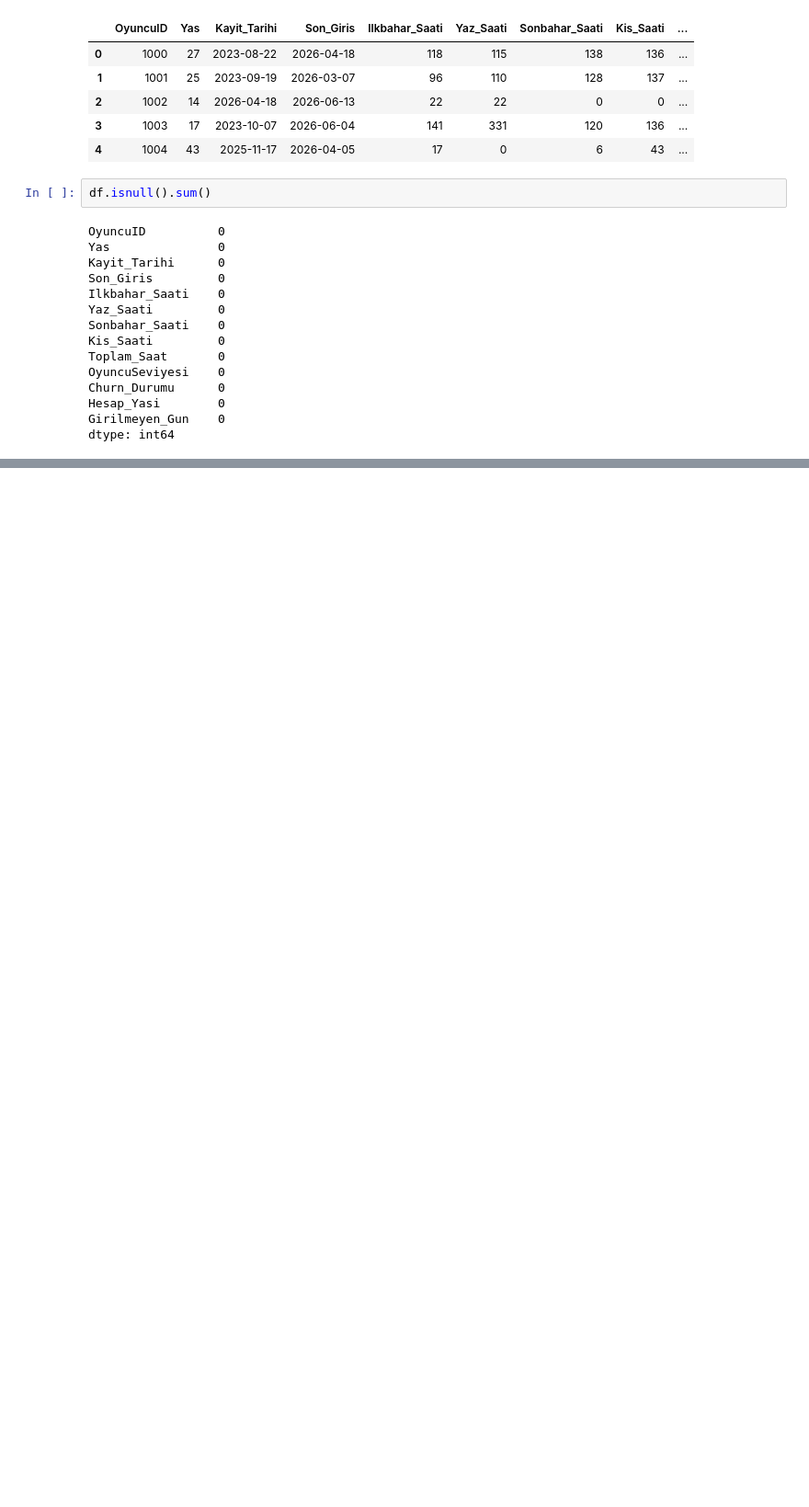
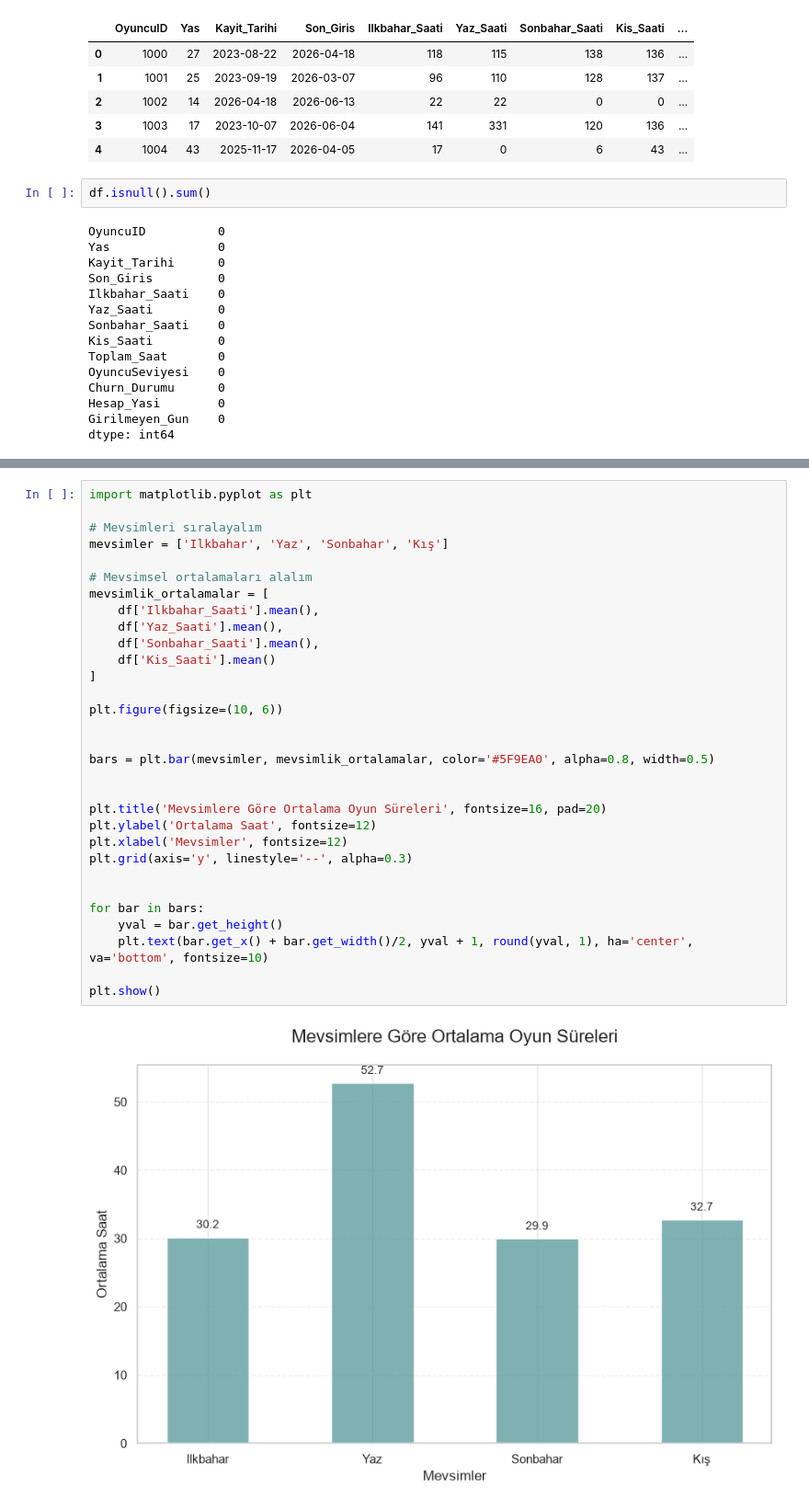
Before and after one commit to Eylulipekayd/Player-Churn-System, a Jupyter notebook: notebooks/my_dataset_EDA.ipynb, the cells around one changed output, grey strips where cells are left out. Shown at 92% size. Cells and saved outputs as stored; diff of their text form; blank space fills up the shorter version.

```diff
--- a/notebooks/my_dataset_EDA.ipynb
+++ b/notebooks/my_dataset_EDA.ipynb
@@ -40,3 +39,36 @@ df.describe()
 | 75% | 8499.25000 | 29.000000 | 2026-07-01 00:00:00 | 2026-07-01 00:00:00 | 46.000000 | 72.250000 | 46.000000 | 46.000000 | ... |
 | max | 10999.00000 | 60.000000 | 2026-07-01 00:00:00 | 2026-07-01 00:00:00 | 141.000000 | 449.000000 | 140.000000 | 139.000000 | ... |
 | std | 2886.89568 | 10.982913 | NaN | NaN | 37.550841 | 83.193356 | 38.225624 | 40.078653 | ... |
+# %%
+import matplotlib.pyplot as plt
+
+# Mevsimleri sıralayalım
+mevsimler = ['Ilkbahar', 'Yaz', 'Sonbahar', 'Kış']
+
+# Mevsimsel ortalamaları alalım
+mevsimlik_ortalamalar = [
+    df['Ilkbahar_Saati'].mean(),
+    df['Yaz_Saati'].mean(),
+    df['Sonbahar_Saati'].mean(),
+    df['Kis_Saati'].mean()
+]
+
+plt.figure(figsize=(10, 6))
+
+
+bars = plt.bar(mevsimler, mevsimlik_ortalamalar, color='#5F9EA0', alpha=0.8, width=0.5)
+
+
+plt.title('Mevsimlere Göre Ortalama Oyun Süreleri', fontsize=16, pad=20)
+plt.ylabel('Ortalama Saat', fontsize=12)
+plt.xlabel('Mevsimler', fontsize=12)
+plt.grid(axis='y', linestyle='--', alpha=0.3)
+
+
+for bar in bars:
+    yval = bar.get_height()
+    plt.text(bar.get_x() + bar.get_width()/2, yval + 1, round(yval, 1), ha='center', va='bottom', fontsize=10)
+
+plt.show()
+# %% [output]
+[figure, added]
```
Also changed, not shown: parts of 3 cells of this notebook.
